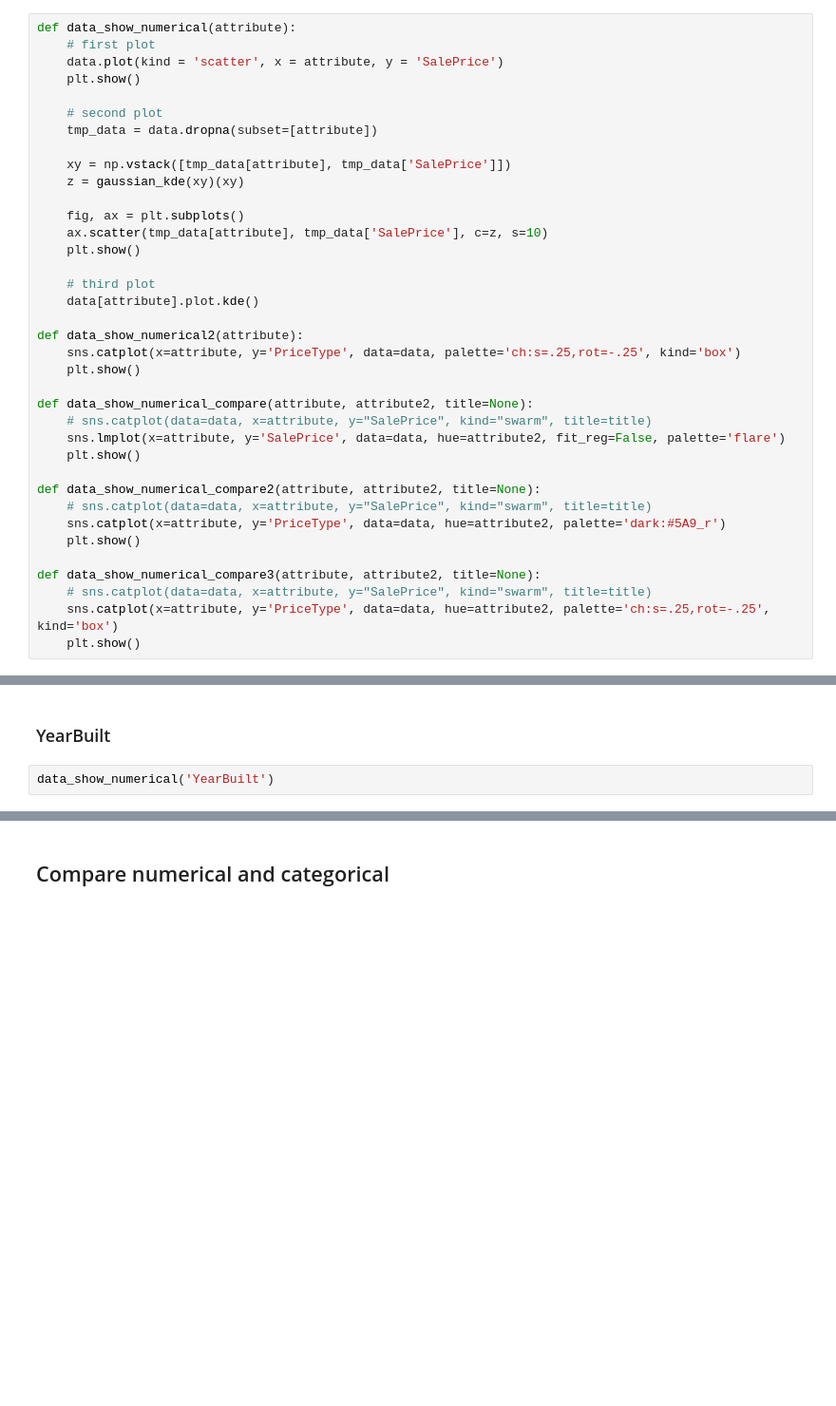
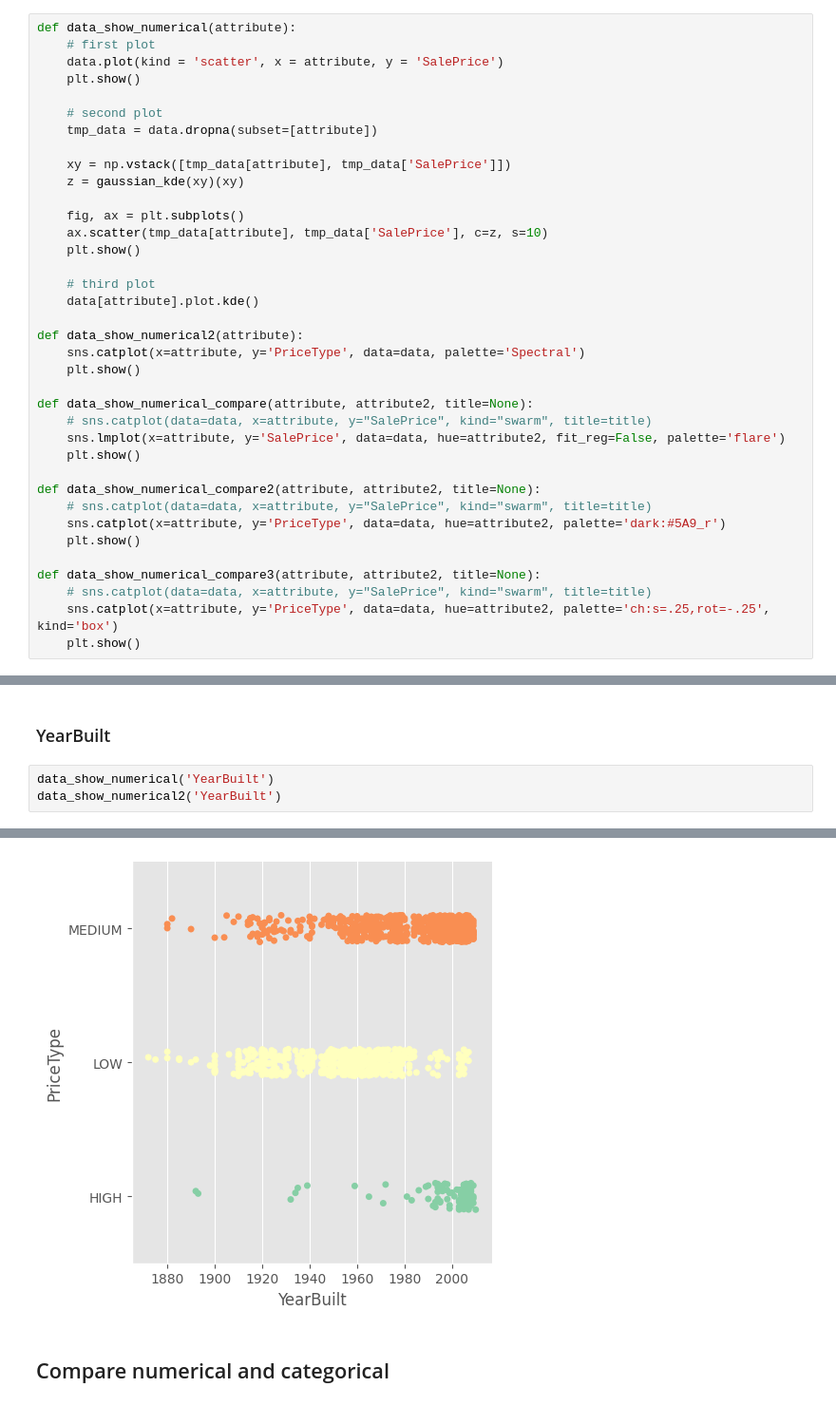
Before and after one commit to yichen-huang/House-Prices-Advanced-Regression-Techniques, a Jupyter notebook: data_understanding_yh.ipynb, the cells around one changed output, grey strips where cells are left out. Shown at 95% size. Saved outputs shown, nothing was run; the diff lists cells and outputs as text; blank space fills up the shorter version.

Commit message:
Add some plot

```diff
--- a/data_understanding_yh.ipynb
+++ b/data_understanding_yh.ipynb
@@ -398,7 +398,7 @@ def data_show_numerical(attribute):
     data[attribute].plot.kde()
 
 def data_show_numerical2(attribute):
-    sns.catplot(x=attribute, y='PriceType', data=data, palette='ch:s=.25,rot=-.25', kind='box')
+    sns.catplot(x=attribute, y='PriceType', data=data, palette='Spectral')
     plt.show()
 
 def data_show_numerical_compare(attribute, attribute2, title=None):
@@ -447,10 +447,12 @@ data_show_numerical('YearRemodAdd')
 ### YearBuilt
 # %%
 data_show_numerical('YearBuilt')
+data_show_numerical2('YearBuilt')
 # %% [output]
 [figure]
 [figure]
 [figure]
+[figure, added]
 # %% [markdown]
 ## Compare numerical and categorical
 # %% [markdown]
```
